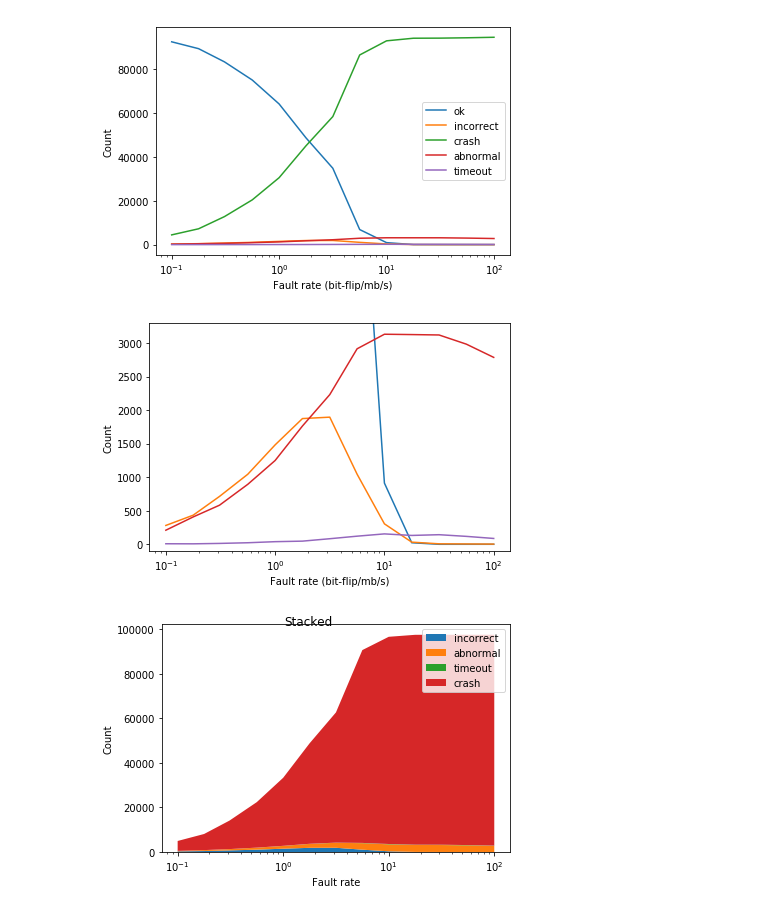
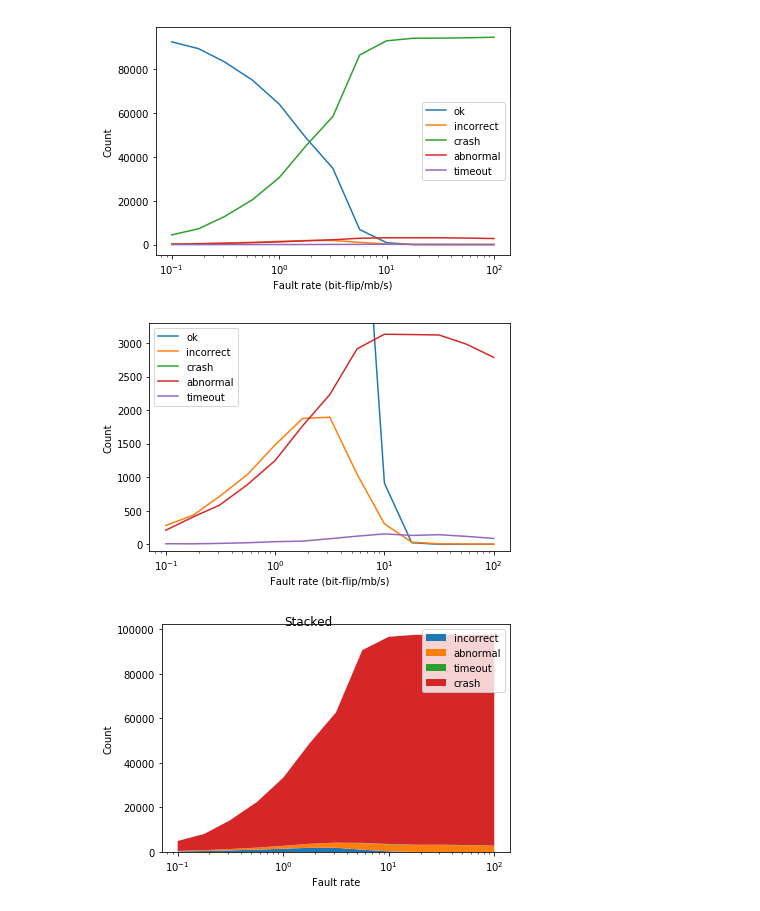
Before and after one commit to Longi94/chaos_jupyter, a Jupyter notebook: sqlite_tpch1_flip_heap_plots.ipynb, the cells around one changed output. Cells and saved outputs as stored; diff of their text form; code cells hidden in the pictures.

```diff
--- a/sqlite_tpch1_flip_heap_plots.ipynb
+++ b/sqlite_tpch1_flip_heap_plots.ipynb
@@ -102,17 +102,18 @@ plt.show()
 # %%
 fig = plt.figure()
 plt.ylabel('Count')
 plt.xlabel('Fault rate (bit-flip/mb/s)')
 plt.xscale('log')
 plt.plot(vals, pivoted['ok'], label='ok')
 plt.plot(vals, pivoted['incorrect'], label='incorrect')
 plt.plot(vals, pivoted['crash'], label='crash')
 plt.plot(vals, pivoted['abnormal'], label='abnormal')
 plt.plot(vals, pivoted['timeout'], label='timeout')
 plt.ylim(-100, 3300)
+plt.legend()
 plt.show()
 # %% [output]
-[figure, old version]
+[figure, new version]
 # %%
 fig = plt.figure()
 
```
Also changed, not shown: 4 other files.
